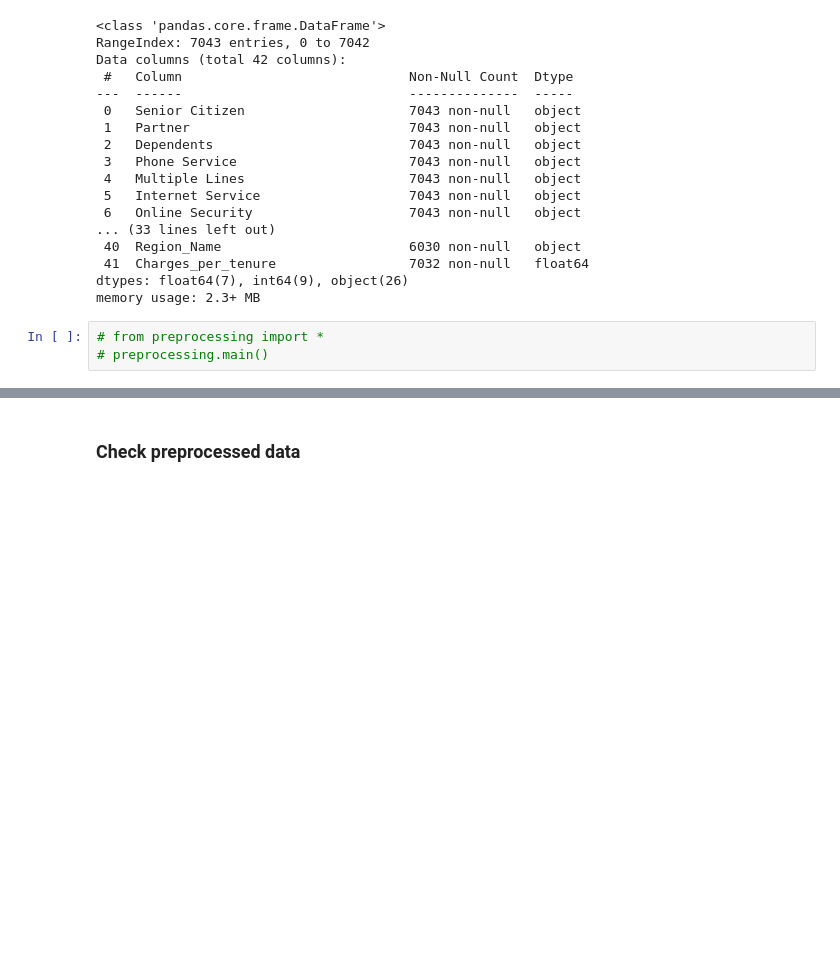
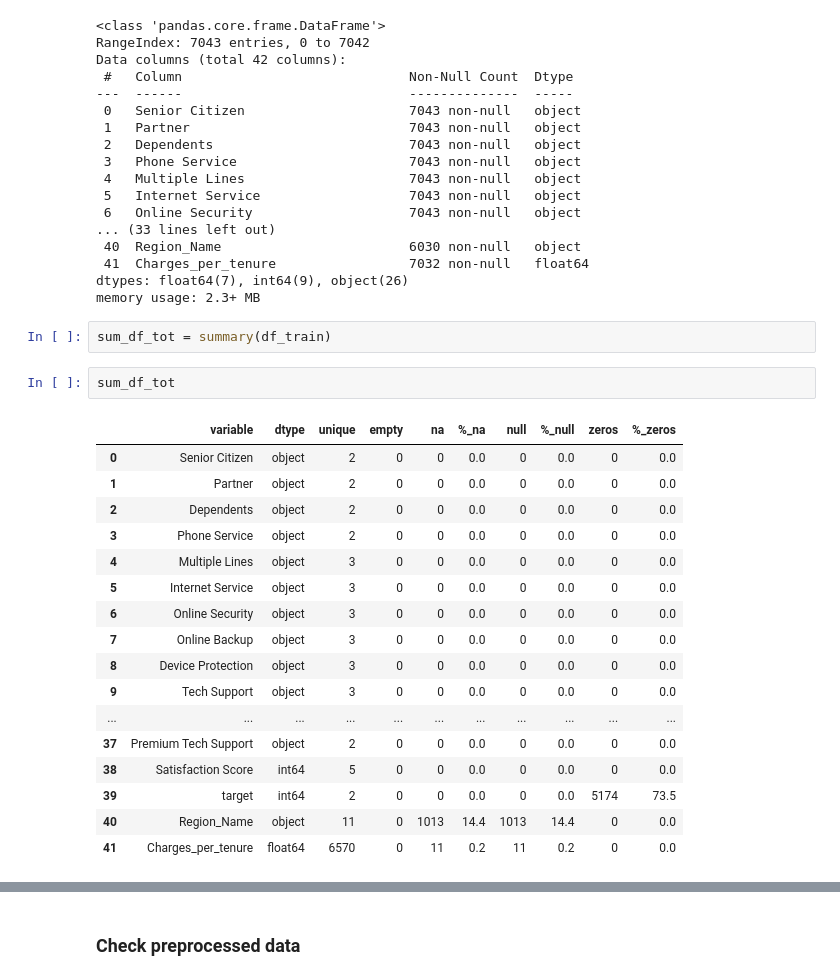
Before and after one commit to Strata-Analytics/ml-aws-machine-learning-competency, a Jupyter notebook: notebooks/1_cust_churn_telco_vsagmaker.ipynb, the cells around one changed output, grey strips where cells are left out. Drawn from its saved outputs; the diff is of its cells as text; blank space fills up the shorter version.

```diff
--- a/notebooks/1_cust_churn_telco_vsagmaker.ipynb
+++ b/notebooks/1_cust_churn_telco_vsagmaker.ipynb
@@ -1295,6 +1275,25 @@ Data columns (total 42 columns):
  41  Charges_per_tenure                 7032 non-null   float64
 dtypes: float64(7), int64(9), object(26)
 memory usage: 2.3+ MB
-# %%
-# from preprocessing import *
-# preprocessing.main()
+# %%
+sum_df_tot = summary(df_train)
+# %%
+sum_df_tot
+# %% [output]
+|  | variable | dtype | unique | empty | na | %_na | null | %_null | zeros | %_zeros |
+| 0 | Senior Citizen | object | 2 | 0 | 0 | 0.0 | 0 | 0.0 | 0 | 0.0 |
+| 1 | Partner | object | 2 | 0 | 0 | 0.0 | 0 | 0.0 | 0 | 0.0 |
+| 2 | Dependents | object | 2 | 0 | 0 | 0.0 | 0 | 0.0 | 0 | 0.0 |
+| 3 | Phone Service | object | 2 | 0 | 0 | 0.0 | 0 | 0.0 | 0 | 0.0 |
+| 4 | Multiple Lines | object | 3 | 0 | 0 | 0.0 | 0 | 0.0 | 0 | 0.0 |
+| 5 | Internet Service | object | 3 | 0 | 0 | 0.0 | 0 | 0.0 | 0 | 0.0 |
+| 6 | Online Security | object | 3 | 0 | 0 | 0.0 | 0 | 0.0 | 0 | 0.0 |
+| 7 | Online Backup | object | 3 | 0 | 0 | 0.0 | 0 | 0.0 | 0 | 0.0 |
+| 8 | Device Protection | object | 3 | 0 | 0 | 0.0 | 0 | 0.0 | 0 | 0.0 |
+| 9 | Tech Support | object | 3 | 0 | 0 | 0.0 | 0 | 0.0 | 0 | 0.0 |
+| ... | ... | ... | ... | ... | ... | ... | ... | ... | ... | ... |
+| 37 | Premium Tech Support | object | 2 | 0 | 0 | 0.0 | 0 | 0.0 | 0 | 0.0 |
+| 38 | Satisfaction Score | int64 | 5 | 0 | 0 | 0.0 | 0 | 0.0 | 0 | 0.0 |
+| 39 | target | int64 | 2 | 0 | 0 | 0.0 | 0 | 0.0 | 5174 | 73.5 |
+| 40 | Region_Name | object | 11 | 0 | 1013 | 14.4 | 1013 | 14.4 | 0 | 0.0 |
+| 41 | Charges_per_tenure | float64 | 6570 | 0 | 11 | 0.2 | 11 | 0.2 | 0 | 0.0 |
```
Also changed, not shown: parts of 57 cells of this notebook, 12 other files.
